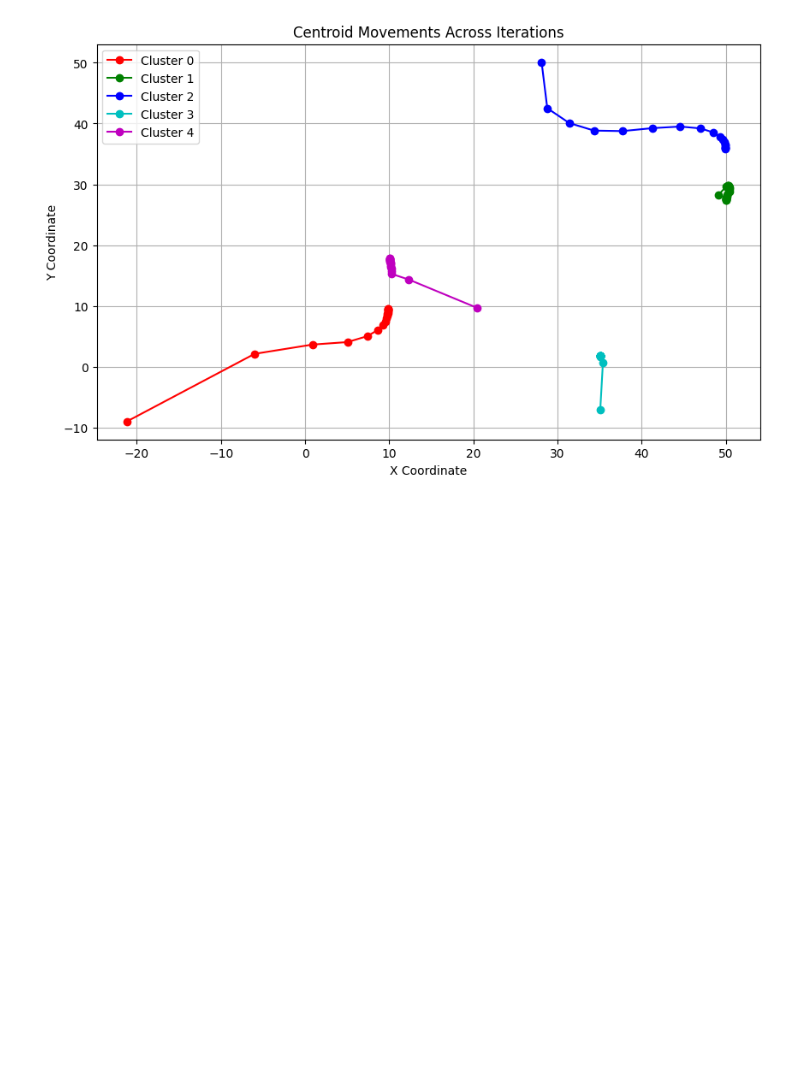
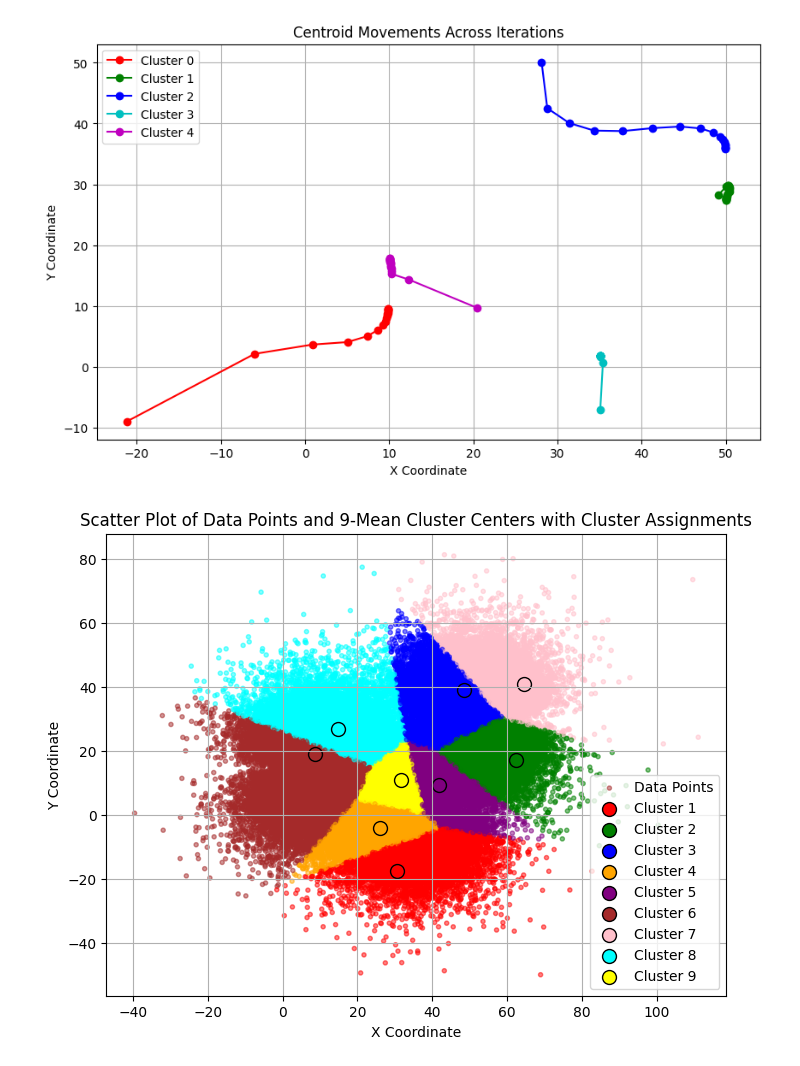
Before and after one commit to Fulankeee/MIE1628-Project-1, a Jupyter notebook: Kmeans Visualiztion.ipynb, the cells around one changed output. Drawn from its saved outputs; the diff is of its cells as text; code cells hidden in the pictures; blank space fills up the shorter version.

Commit message:
Final version of visualiztion

```diff
--- a/Kmeans Visualiztion.ipynb
+++ b/Kmeans Visualiztion.ipynb
@@ -343,3 +343,59 @@ plt.grid(True)
 plt.show()
 # %% [output]
 [figure]
+# %%
+# KC case
+import matplotlib.pyplot as plt
+import numpy as np
+from sklearn.cluster import KMeans
+
+# Load data points from file
+data_points = np.loadtxt(r"C:\Frank\UoT 2024-2025\MIE1628\A1\data_points.txt", delimiter=',')
+
+# Cluster centers
+cluster_centers = [
+    (30.43225760844155, -17.58766961516448),  # Cluster 0
+    (62.461820615595734, 17.06023786343006),  # Cluster 1
+    (48.424307658977106, 39.00526683505944),  # Cluster 2
+    (26.02875286042572, -4.205956307272783),  # Cluster 3
+    (41.72947616399862, 9.484131146844234),   # Cluster 4
+    (8.678295055545004, 19.019013146224395),  # Cluster 5
+    (64.42723422459146, 40.79668266177857),   # Cluster 6
+    (14.90673742297481, 26.72520788156263),   # Cluster 7
+    (31.748051999683277, 10.890207079451823), # Cluster 8
+]
+
+# Use KMeans to assign each data point to the closest cluster center
+kmeans = KMeans(n_clusters=len(cluster_centers), init=np.array(cluster_centers), n_init=1, max_iter=1)
+kmeans.fit(data_points)
+labels = kmeans.labels_
+
+# Assign colors to clusters
+cluster_colors = ['red', 'green', 'blue', 'orange', 'purple', 'brown', 'pink', 'cyan', 'yellow']
+data_colors = [cluster_colors[label] for label in labels]
+
+# Extract x and y coordinates for cluster centers
+x_centers, y_centers = zip(*cluster_centers)
+
+# Extract x and y coordinates for data points
+x_data, y_data = data_points[:, 0], data_points[:, 1]
+
+# Scatter plot
+plt.figure(figsize=(8, 6))
+plt.scatter(x_data, y_data, color=data_colors, marker='.', alpha=0.5, label='Data Points')
+
+# Plot each cluster center with a different color
+for i, (x, y) in enumerate(cluster_centers):
+    plt.scatter(x, y, color=cluster_colors[i], marker='o', s=100, edgecolor='black', label=f'Cluster {i+1}')
+
+# Labels and title
+plt.xlabel('X Coordinate')
+plt.ylabel('Y Coordinate')
+plt.title('Scatter Plot of Data Points and 9-Mean Cluster Centers with Cluster Assignments')
+plt.legend()
+plt.grid(True)
+
+# Show plot
+plt.show()
+# %% [output]
+[figure, added]
```
